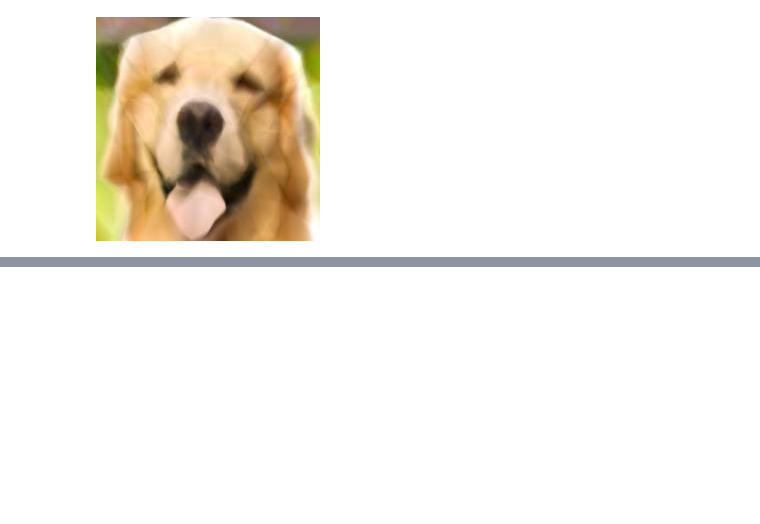
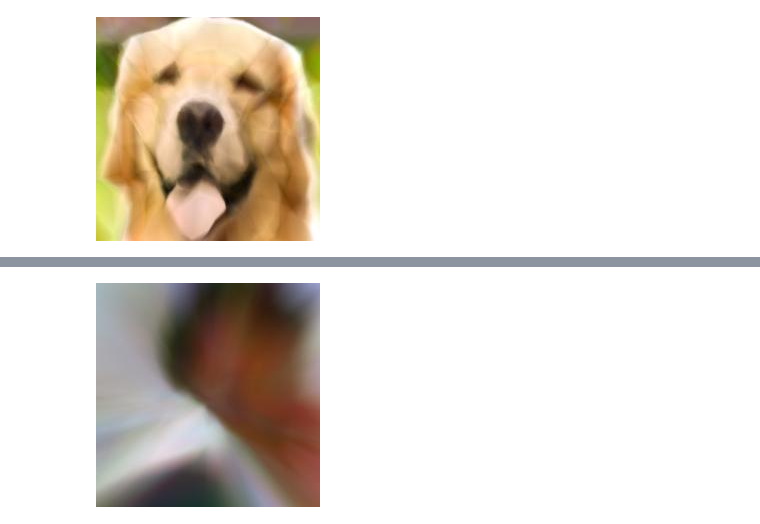
Before and after one commit to naotokui/ChainerPainter, a Jupyter notebook: ChainerPainter.ipynb, the cells around one changed output, grey strips where cells are left out. Saved outputs shown, nothing was run; the diff lists cells and outputs as text; code cells hidden in the pictures; blank space fills up the shorter version.

```diff
--- a/ChainerPainter.ipynb
+++ b/ChainerPainter.ipynb
@@ -116,0 +187,43 @@ def get_scaled_indices(img, scale):
+# %%
+model2 = chainer.Chain(l1=L.Linear(2, 40, wscale=2),  # just a little bit more complex model
+                            l2=L.Linear(40, 40, wscale=1),
+                            l3=L.Linear(40, 40, wscale=2),
+                            l4=L.Linear(40, 40, wscale=1),
+                            l5=L.Linear(40, 40, wscale=2),
+                            l6=L.Linear(40, 40, wscale=1),
+                            l7=L.Linear(40, 40, wscale=1),
+                            l8=L.Linear(40, 40, wscale=1),
+                            l13=L.Linear(40, 3, wscale=2))
+
+if gpu_flag >= 0:
+    cuda.get_device(gpu_flag).use()
+    model2.to_gpu()
+
+optimizer2 = optimizers.SGD(lr=0.01)
+optimizer2.setup(model2)
+
+def forward(model, x, t):
+    h = F.relu(model.l1(x))
+    h = F.relu(model.l2(h))
+    h = F.relu(model.l3(h))
+    h = F.relu(model.l4(h))
+    h = F.relu(model.l5(h))
+    h = F.relu(model.l6(h))
+    h = F.relu(model.l7(h))
+    h = F.relu(model.l8(h))
+    h = model.l13(h)
+    return  F.mean_squared_error(h, t), h
+
+for i in range(1000000):
+    optimizer2.zero_grads()
+    loss, h = forward(model2, x_data, y_data)
+    loss.backward()
+    optimizer2.update()
+
+    if i % 30 == 0:
+        img2 = cuda.to_cpu(h.data)
+        img2 = img2.reshape((s,s,3))
+        show_img_array((img2 + 0.5)* 255.)
+        clear_output(wait=True)
+# %% [output]
+[figure, added]
```
Also changed, not shown: parts of 12 cells of this notebook.
